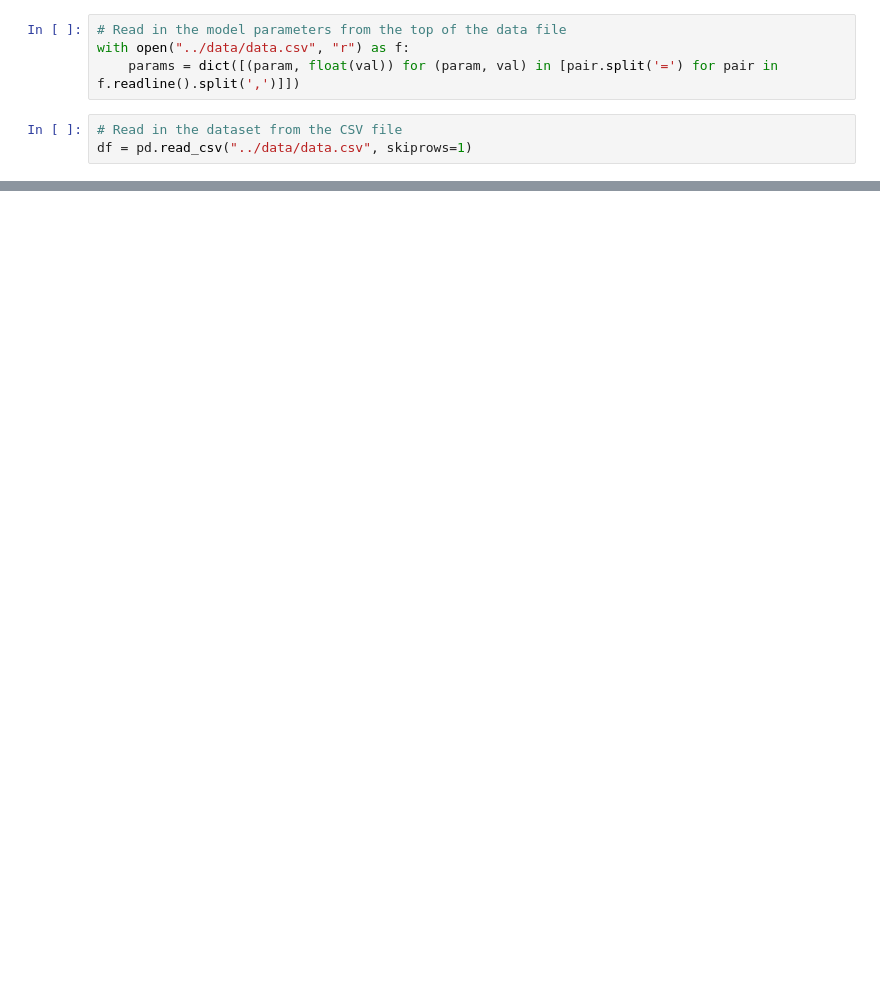
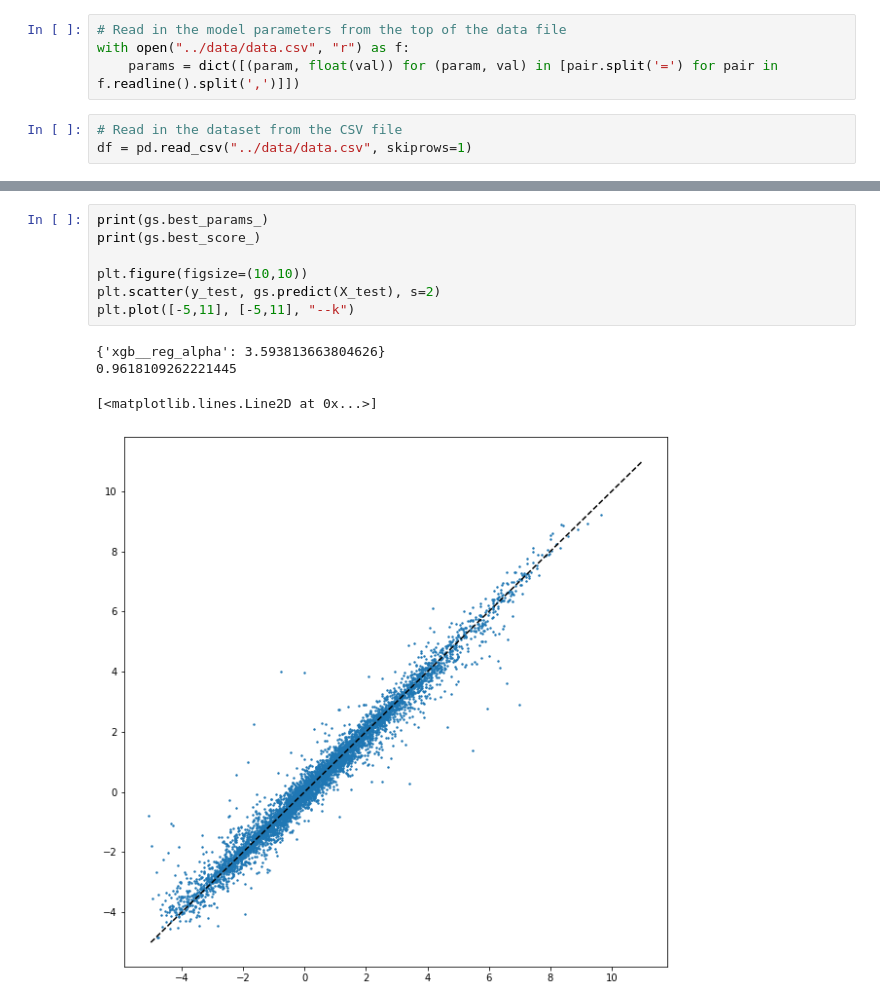
Before and after one commit to maitreyakv/imitation-learning, a Jupyter notebook: src/model.ipynb, the cells around one changed output, grey strips where cells are left out. Cells and saved outputs as stored; diff of their text form; blank space fills up the shorter version.

```diff
--- a/src/model.ipynb
+++ b/src/model.ipynb
@@ -137,0 +98,12 @@ gs.best_score_
+# %%
+print(gs.best_params_)
+print(gs.best_score_)
+
+plt.figure(figsize=(10,10))
+plt.scatter(y_test, gs.predict(X_test), s=2)
+plt.plot([-5,11], [-5,11], "--k")
+# %% [output]
+{'xgb__reg_alpha': 3.593813663804626}
+0.9618109262221445
+[<matplotlib.lines.Line2D at 0x...>]
+[figure, added]
```
Also changed, not shown: parts of 10 cells of this notebook.
